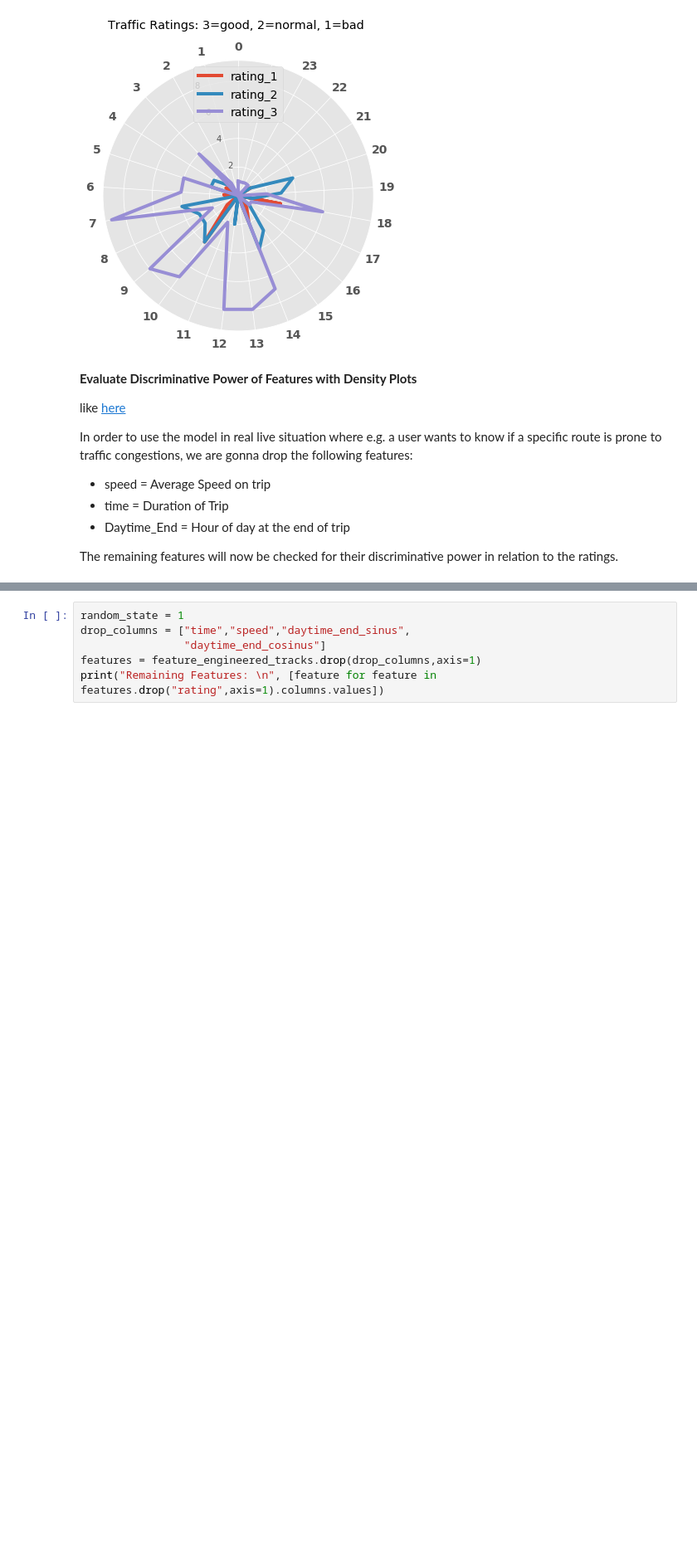
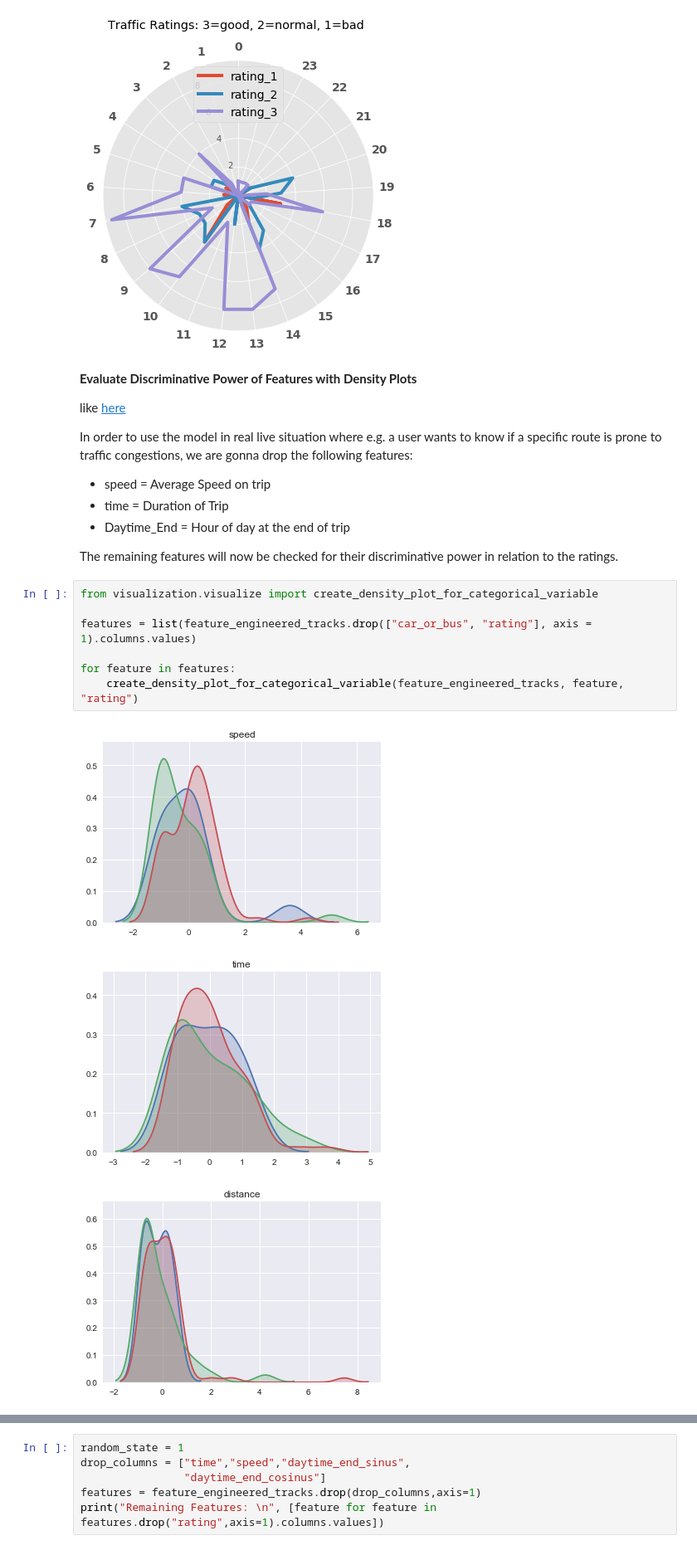
Before and after one commit to MoBran/bi2_project, a Jupyter notebook: src/Feature_Engineering.ipynb, the cells around one changed output, grey strips where cells are left out. Shown at 83% size. Cells and saved outputs as stored; diff of their text form; blank space fills up the shorter version.

Commit message:
method to visualized n-ary density plots

```diff
--- a/src/Feature_Engineering.ipynb
+++ b/src/Feature_Engineering.ipynb
@@ -320,3 +320,14 @@ In order to use the model in real live situation where e.g. a user wants to know
 - Daytime_End = Hour of day at the end of trip
 
 The remaining features will now be checked for their discriminative power in relation to the ratings.
+# %%
+from visualization.visualize import create_density_plot_for_categorical_variable
+
+features = list(feature_engineered_tracks.drop(["car_or_bus", "rating"], axis = 1).columns.values)
+
+for feature in features:
+    create_density_plot_for_categorical_variable(feature_engineered_tracks, feature, "rating")
+# %% [output]
+[figure, added]
+[figure, added]
+[figure, added]
```
Also changed, not shown: parts of 1 cell of this notebook, 1 other file.
